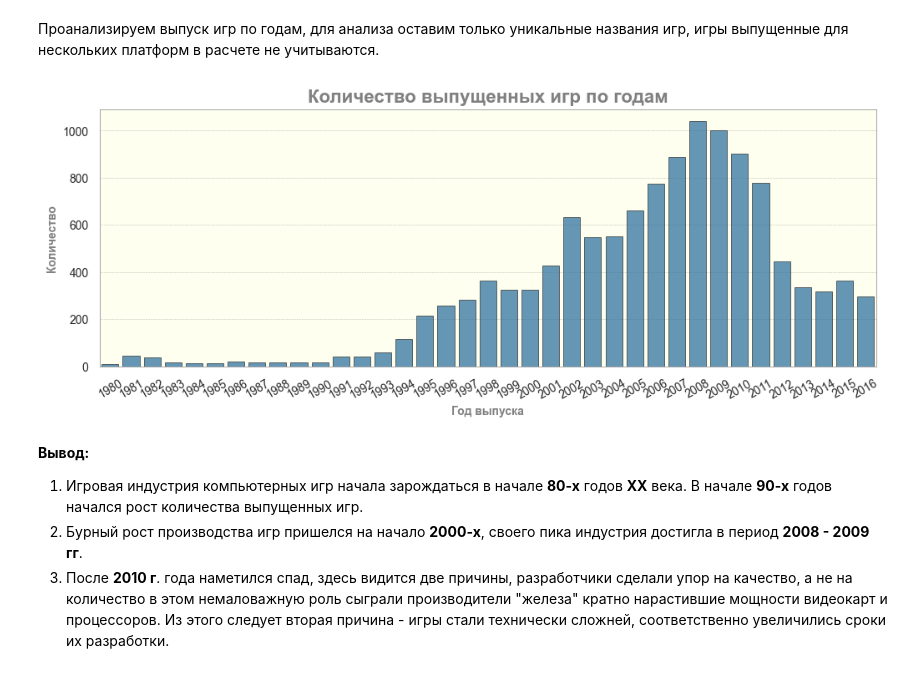
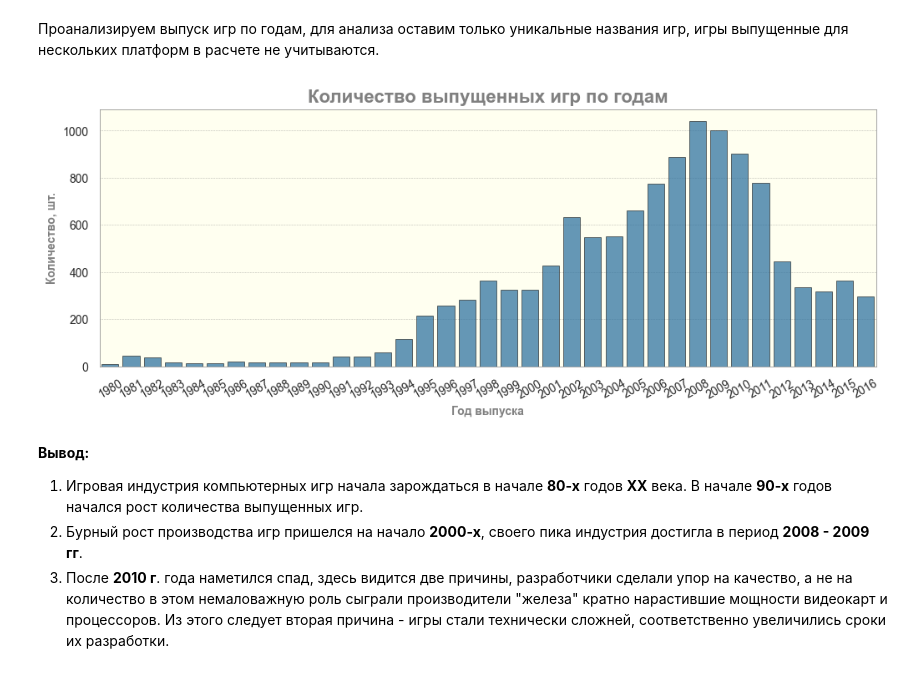
Before and after one commit to SuvorinSergey/ya_practicum_data_science, a Jupyter notebook: games/games.ipynb, the cells around one changed output. Cells and saved outputs as stored; diff of their text form; code cells hidden in the pictures.

```diff
--- a/games/games.ipynb
+++ b/games/games.ipynb
@@ -763,21 +761,21 @@ graph_data = data.drop_duplicates(subset=['name', 'year_of_release']).\
 # %%
 # Рисуем график
 ax = sns.barplot(graph_data,
                  x='year_of_release',
                  y='count',
                  color=bar_color,
                  alpha=.75,
                  linewidth=.5,
                  edgecolor='black')
 
 # Настраиваем параметры
 ax.set_title('Количество выпущенных игр по годам', fontdict=fd_16)
 ax.tick_params(axis='both', labelsize=10)
 ax.tick_params(axis='x', rotation=30)
-ax.set_ylabel('Количество', fontdict=fd_10)
+ax.set_ylabel('Количество, шт.', fontdict=fd_10)
 ax.set_xlabel('Год выпуска', fontdict=fd_10) ;
 # %% [output]
-[figure, old version]
+[figure, new version]
 # %% [markdown]
 **Вывод:**
 
```
Also changed, not shown: parts of 12 cells of this notebook, 1 other file.
